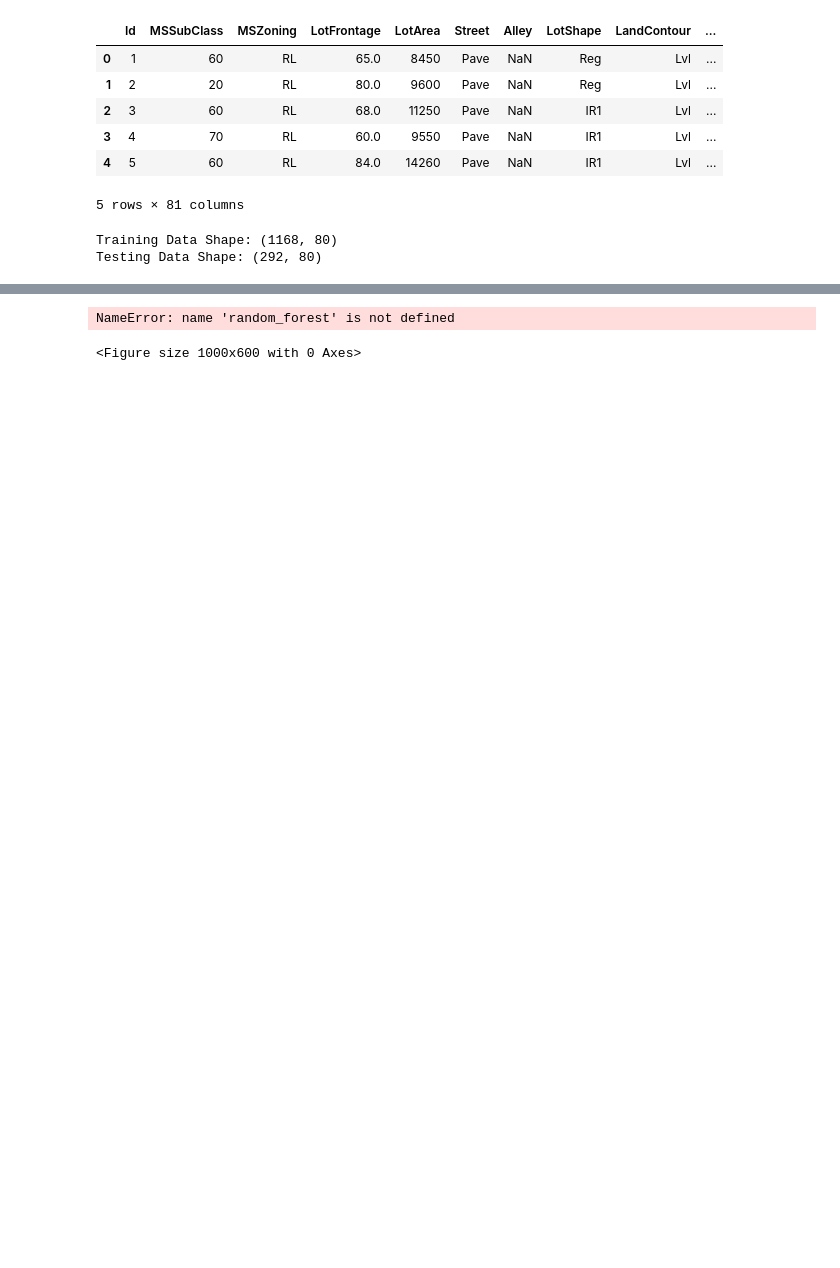
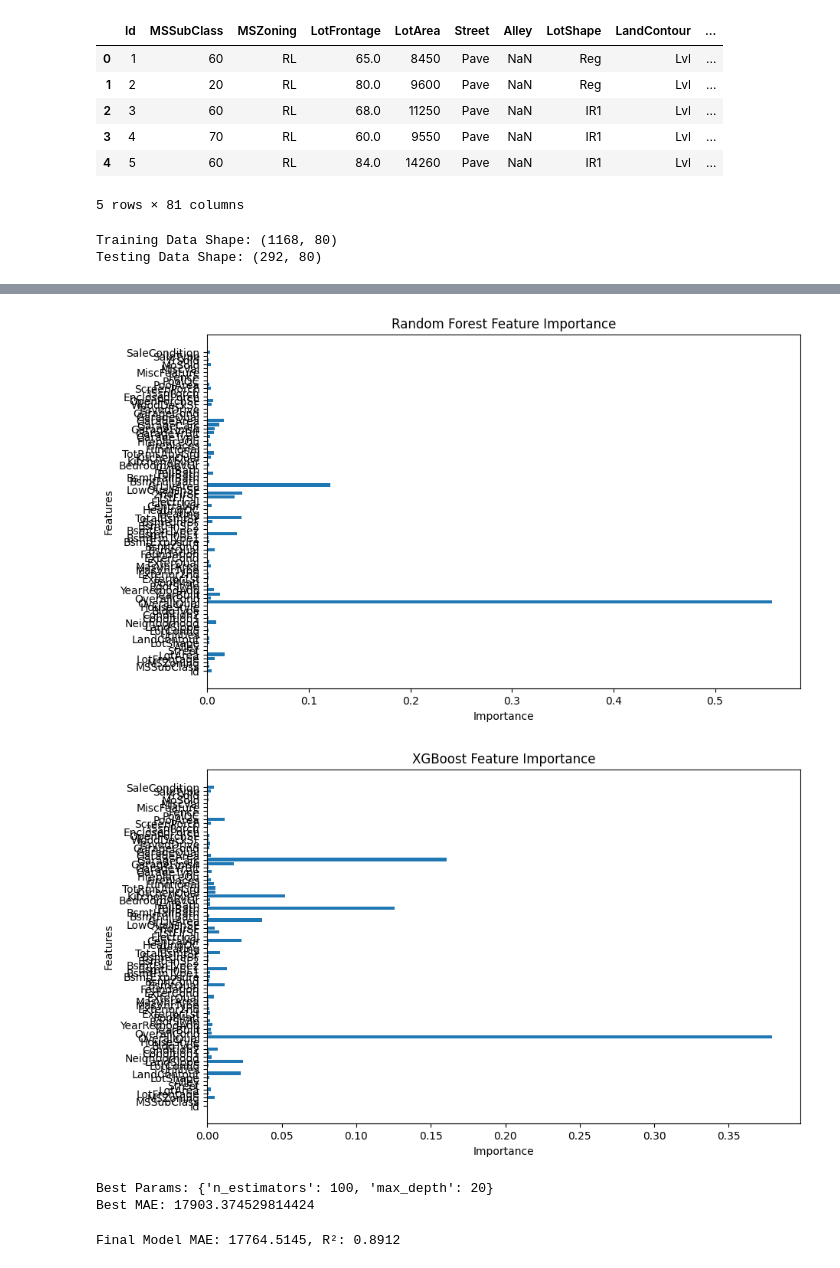
Before and after one commit to Malethrion/Predicting-Housing-Prices, a Jupyter notebook: notebooks/model_pipeline.ipynb, the cells around one changed output, grey strips where cells are left out. Saved outputs shown, nothing was run; the diff lists cells and outputs as text; code cells hidden in the pictures; blank space fills up the shorter version.

Commit message:
Refactored and optimized model training, evaluation, and hyperparameter tuning. Improved code efficiency and reduced unnecessary warnings.

```diff
--- a/notebooks/model_pipeline.ipynb
+++ b/notebooks/model_pipeline.ipynb
@@ -142,42 +116,60 @@ LightGBM -> MAE: 16525.5343, R²: 0.8913
 # %%
 import matplotlib.pyplot as plt
 
-# Retrieve models from dictionary
+# Retrieve trained models
 random_forest = models["Random Forest"]
 xgboost = models["XGBoost"]
 
-# Plot feature importance for Random Forest
-plt.figure(figsize=(10, 6))
-plt.barh(X.columns, random_forest.feature_importances_)
-plt.title("Random Forest Feature Importances")
-plt.xlabel("Importance")
-plt.ylabel("Features")
-plt.show()
+# Plot function for feature importance
+def plot_feature_importance(model, title):
+    plt.figure(figsize=(10, 6))
+    plt.barh(X.columns, model.feature_importances_)
+    plt.title(title)
+    plt.xlabel("Importance")
+    plt.ylabel("Features")
+    plt.show()
 
-# Feature importance for XGBoost
-plt.figure(figsize=(10, 6))
-plt.barh(X.columns, xgboost.feature_importances_)
-plt.title("XGBoost Feature Importances")
-plt.xlabel("Importance")
-plt.ylabel("Features")
-plt.show()
+# Plot feature importance for Random Forest and XGBoost
+plot_feature_importance(random_forest, "Random Forest Feature Importance")
+plot_feature_importance(xgboost, "XGBoost Feature Importance")
 # %% [output]
-NameError: name 'random_forest' is not defined
-<Figure size 1000x600 with 0 Axes>
+[figure, added]
+[figure, added]
 # %%
-from sklearn.model_selection import GridSearchCV
+from sklearn.model_selection import RandomizedSearchCV
+from sklearn.ensemble import RandomForestRegressor
 
-# Set up the hyperparameter grid for Random Forest
-param_grid_rf = {
-    'n_estimators': [50, 100, 150],
-    'max_depth': [10, 20, None],
-    'min_samples_split': [2, 5, 10]
+# Define hyperparameter grid
+param_grid = {
+    "n_estimators": [50, 100],
+    "max_depth": [10, 20]
 }
 
-# Grid search for Random Forest
-grid_rf = GridSearchCV(RandomForestRegressor(random_state=42), param_grid_rf, cv=3, scoring='neg_mean_absolute_error')
+# Optimize Random Forest
+grid_rf = RandomizedSearchCV(
+    RandomForestRegressor(random_state=42),
+    param_grid, n_iter=4, cv=3,
+    scoring="neg_mean_absolute_error",
+    n_jobs=-1, random_state=42
+)
+
 grid_rf.fit(X_train, y_train)
 
-# Best parameters and score for Random Forest
-print(f"Best parameters for Random Forest: {grid_rf.best_params_}")
-print(f"Best MAE for Random Forest: {-grid_rf.best_score_}")
+# Display best parameters and MAE
+print("Best Params:", grid_rf.best_params_)
+print("Best MAE:", -grid_rf.best_score_)
+# %% [output]
+Best Params: {'n_estimators': 100, 'max_depth': 20}
+Best MAE: 17903.374529814424
+# %%
+# Use best Random Forest model
+final_model = grid_rf.best_estimator_
+
+# Evaluate final model
+y_pred_final = final_model.predict(X_test)
+final_mae = mean_absolute_error(y_test, y_pred_final)
+final_r2 = r2_score(y_test, y_pred_final)
+
+print(f"Final Model MAE: {final_mae:.4f}, R²: {final_r2:.4f}")
+# %% [output]
+Final Model MAE: 17764.5145, R²: 0.8912
```
Also changed, not shown: parts of 3 cells of this notebook.
